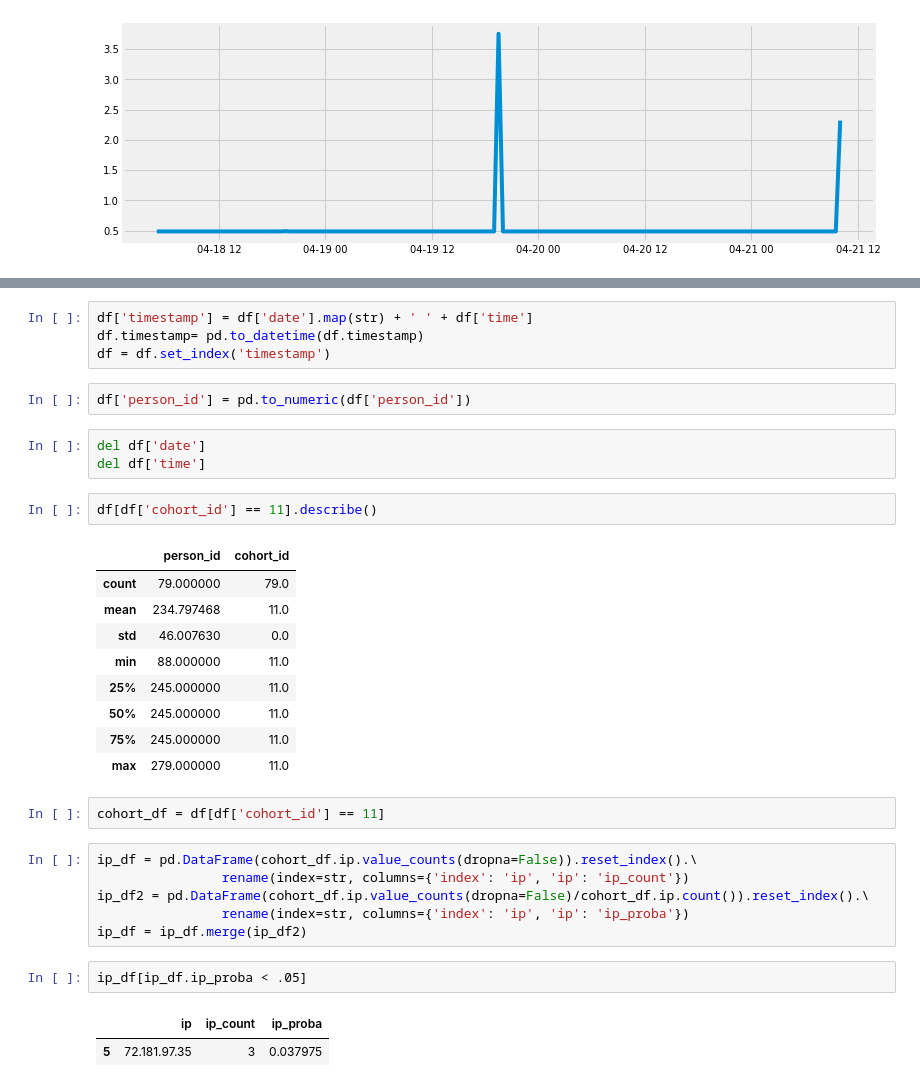
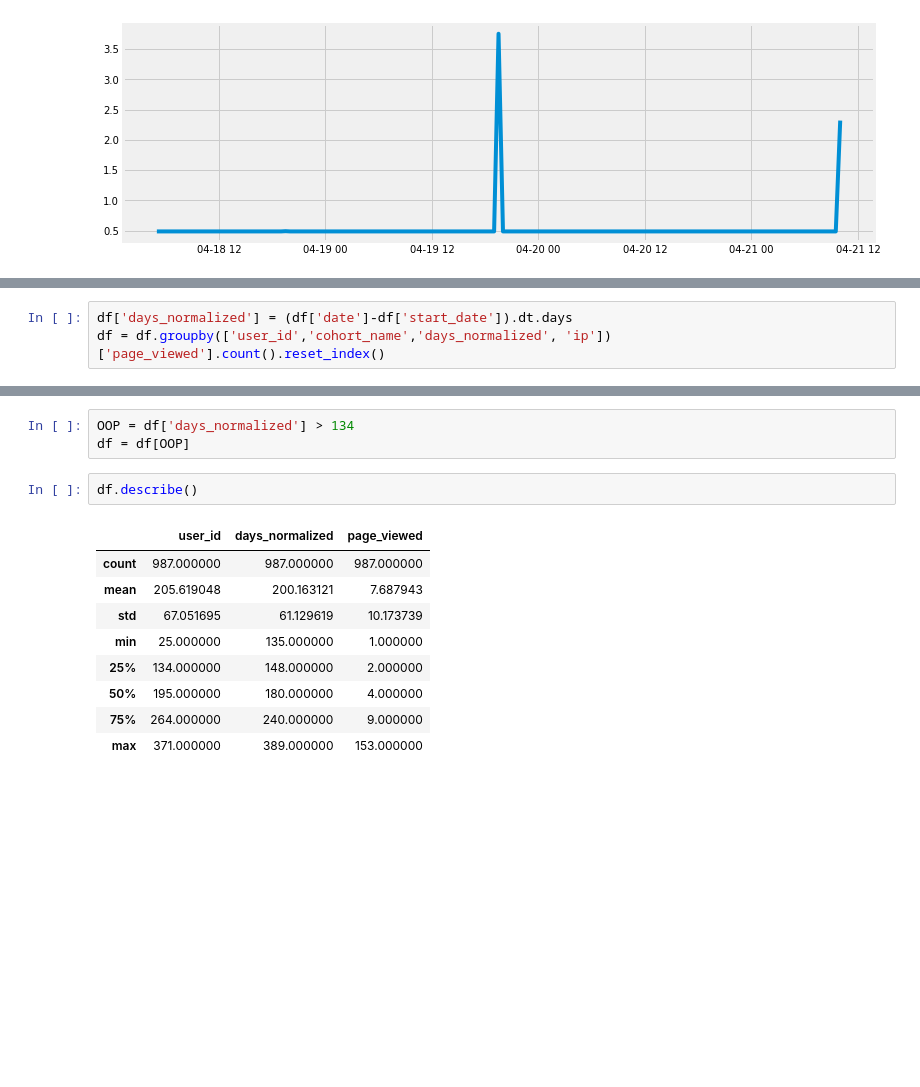
Before and after one commit to escalante-eric/ds-methodologies-exercises, a Jupyter notebook: anomaly_detection.ipynb, the cells around one changed output, grey strips where cells are left out. Cells and saved outputs as stored; diff of their text form; blank space fills up the shorter version.

```diff
--- a/anomaly_detection.ipynb
+++ b/anomaly_detection.ipynb
@@ -359,3 +331,6 @@ df.shape
+# %%
+df['days_normalized'] = (df['date']-df['start_date']).dt.days
+df = df.groupby(['user_id','cohort_name','days_normalized', 'ip'])['page_viewed'].count().reset_index()
 # %%
 df.head()
 # %% [output]
@@ -368,34 +343,15 @@ df.head()
-# %%
-df['timestamp'] = df['date'].map(str) + ' ' + df['time']
-df.timestamp= pd.to_datetime(df.timestamp)
-df = df.set_index('timestamp')
-# %%
-df['person_id'] = pd.to_numeric(df['person_id'])
-# %%
-del df['date']
-del df['time']
+# %%
+OOP = df['days_normalized'] > 134
+df = df[OOP]
 # %%
-df[df['cohort_id'] == 11].describe()
+df.describe()
 # %% [output]
-|  | person_id | cohort_id |
-| count | 79.000000 | 79.0 |
-| mean | 234.797468 | 11.0 |
-| std | 46.007630 | 0.0 |
-| min | 88.000000 | 11.0 |
-| 25% | 245.000000 | 11.0 |
-| 50% | 245.000000 | 11.0 |
-| 75% | 245.000000 | 11.0 |
-| max | 279.000000 | 11.0 |
+|  | user_id | days_normalized | page_viewed |
+| count | 987.000000 | 987.000000 | 987.000000 |
+| mean | 205.619048 | 200.163121 | 7.687943 |
+| std | 67.051695 | 61.129619 | 10.173739 |
+| min | 25.000000 | 135.000000 | 1.000000 |
+| 25% | 134.000000 | 148.000000 | 2.000000 |
+| 50% | 195.000000 | 180.000000 | 4.000000 |
+| 75% | 264.000000 | 240.000000 | 9.000000 |
+| max | 371.000000 | 389.000000 | 153.000000 |
-# %%
-cohort_df = df[df['cohort_id'] == 11]
-# %%
-ip_df = pd.DataFrame(cohort_df.ip.value_counts(dropna=False)).reset_index().\
-                rename(index=str, columns={'index': 'ip', 'ip': 'ip_count'})
-ip_df2 = pd.DataFrame(cohort_df.ip.value_counts(dropna=False)/cohort_df.ip.count()).reset_index().\
-                rename(index=str, columns={'index': 'ip', 'ip': 'ip_proba'})
-ip_df = ip_df.merge(ip_df2)
-# %%
-ip_df[ip_df.ip_proba < .05]
-# %% [output]
-|  | ip | ip_count | ip_proba |
-| 5 | 72.181.97.35 | 3 | 0.037975 |
```
Also changed, not shown: parts of 43 cells of this notebook, 1 other file.
